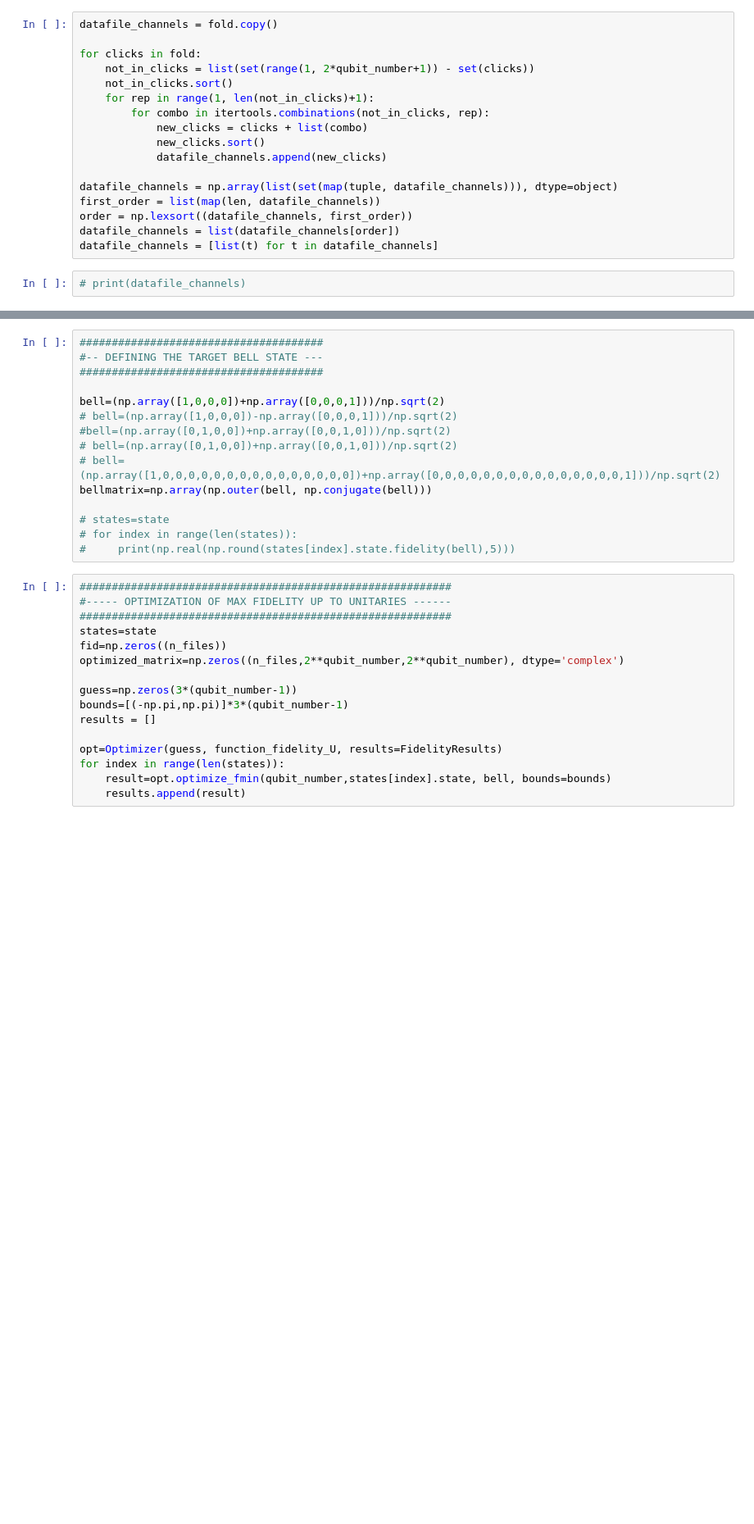
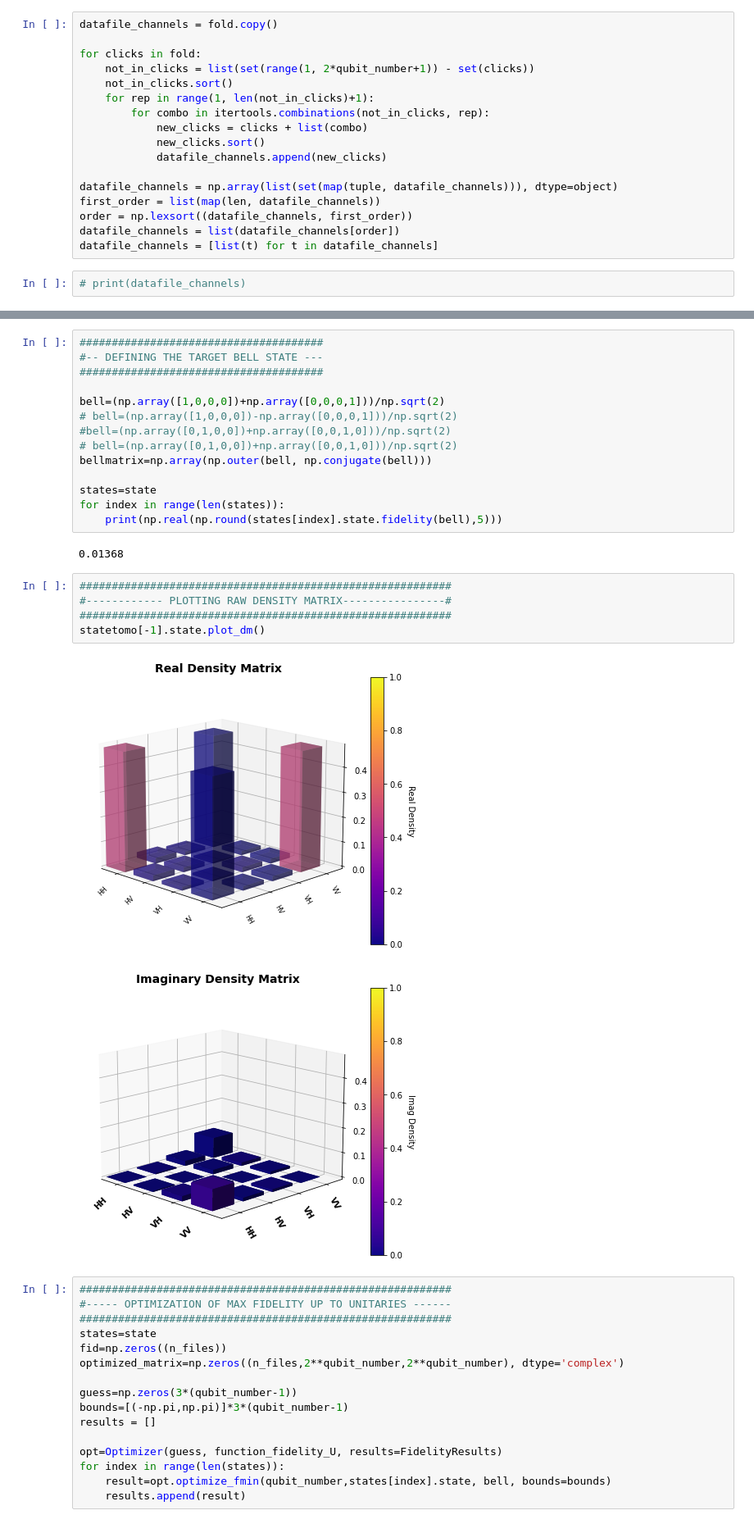
Before and after one commit to LauraMartins11/Multiphoton-Experiment, a Jupyter notebook: Quantum State Tomography - Two-photon.ipynb, the cells around one changed output, grey strips where cells are left out. Shown at 82% size. Saved outputs shown, nothing was run; the diff lists cells and outputs as text; blank space fills up the shorter version.

```diff
--- a/Quantum State Tomography - Two-photon.ipynb
+++ b/Quantum State Tomography - Two-photon.ipynb
@@ -201,12 +196,21 @@ bell=(np.array([1,0,0,0])+np.array([0,0,0,1]))/np.sqrt(2)
 # bell=(np.array([1,0,0,0])-np.array([0,0,0,1]))/np.sqrt(2)
 #bell=(np.array([0,1,0,0])+np.array([0,0,1,0]))/np.sqrt(2)
 # bell=(np.array([0,1,0,0])+np.array([0,0,1,0]))/np.sqrt(2)
-# bell=(np.array([1,0,0,0,0,0,0,0,0,0,0,0,0,0,0,0])+np.array([0,0,0,0,0,0,0,0,0,0,0,0,0,0,0,1]))/np.sqrt(2)
 bellmatrix=np.array(np.outer(bell, np.conjugate(bell)))
 
-# states=state
-# for index in range(len(states)):
-#     print(np.real(np.round(states[index].state.fidelity(bell),5)))
+states=state
+for index in range(len(states)):
+    print(np.real(np.round(states[index].state.fidelity(bell),5)))
+# %% [output]
+0.01368
+# %%
+##########################################################
+#------------ PLOTTING RAW DENSITY MATRIX----------------#
+##########################################################
+statetomo[-1].state.plot_dm()
+# %% [output]
+[figure, added]
+[figure, added]
 # %%
 ##########################################################
 #----- OPTIMIZATION OF MAX FIDELITY UP TO UNITARIES ------
```
Also changed, not shown: parts of 9 cells of this notebook, 1 other file.
